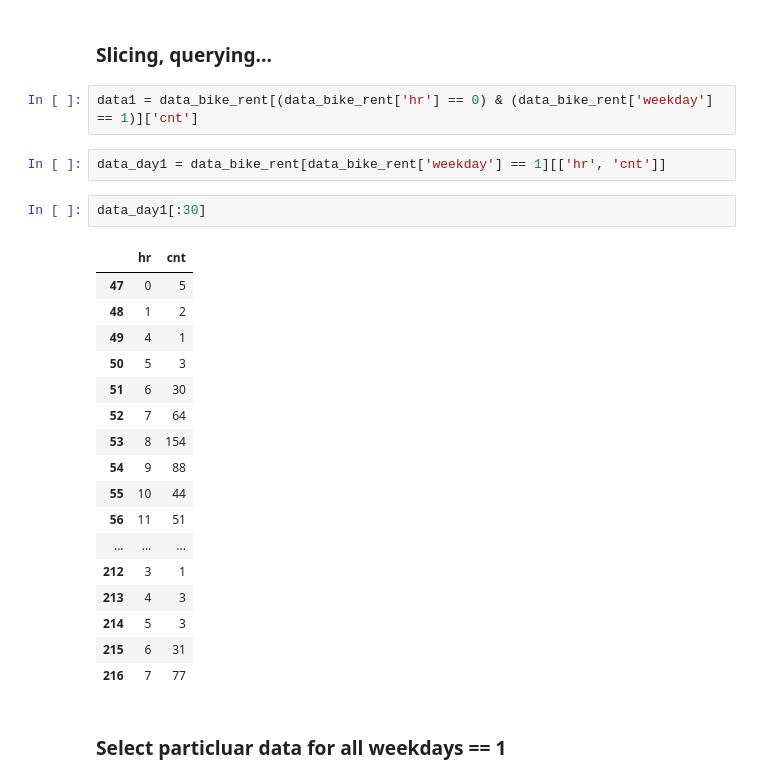
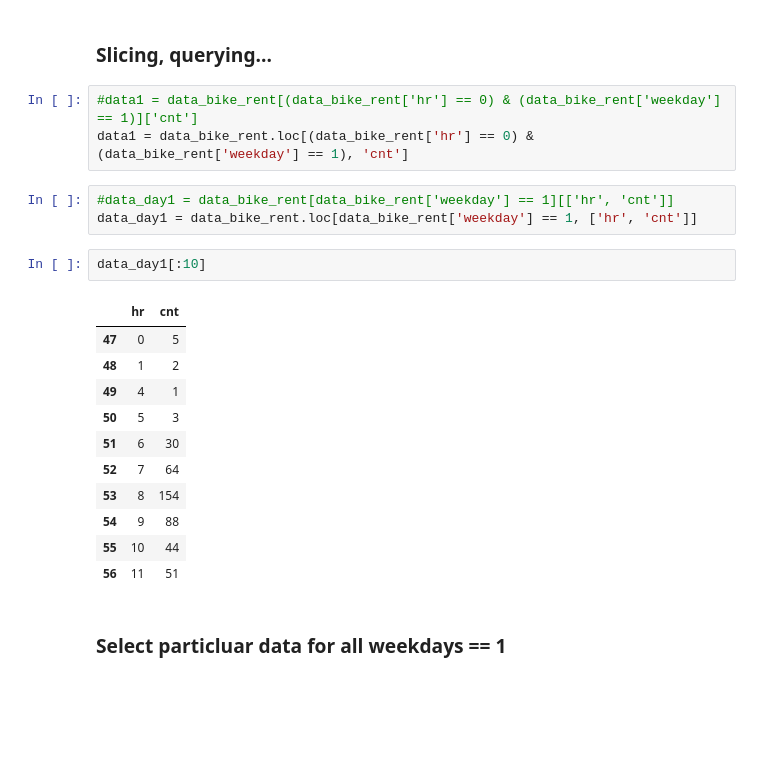
Before and after one commit to florian-huber/python_data_exploration_tutorial, a Jupyter notebook: notebooks/Dataset_example1_London_bikes.ipynb, the cells around one changed output. Drawn from its saved outputs; the diff is of its cells as text; blank space fills up the shorter version.

```diff
--- a/notebooks/Dataset_example1_London_bikes.ipynb
+++ b/notebooks/Dataset_example1_London_bikes.ipynb
@@ -218,29 +218,25 @@ Text(0,0.5,'cnt')
 # %% [markdown]
 ### Slicing, querying...
 # %%
-data1 = data_bike_rent[(data_bike_rent['hr'] == 0) & (data_bike_rent['weekday'] == 1)]['cnt']
+#data1 = data_bike_rent[(data_bike_rent['hr'] == 0) & (data_bike_rent['weekday'] == 1)]['cnt']
+data1 = data_bike_rent.loc[(data_bike_rent['hr'] == 0) & (data_bike_rent['weekday'] == 1), 'cnt']
 # %%
-data_day1 = data_bike_rent[data_bike_rent['weekday'] == 1][['hr', 'cnt']]
+#data_day1 = data_bike_rent[data_bike_rent['weekday'] == 1][['hr', 'cnt']]
+data_day1 = data_bike_rent.loc[data_bike_rent['weekday'] == 1, ['hr', 'cnt']]
 # %%
-data_day1[:30]
+data_day1[:10]
 # %% [output]
 |  | hr | cnt |
 | 47 | 0 | 5 |
 | 48 | 1 | 2 |
 | 49 | 4 | 1 |
 | 50 | 5 | 3 |
 | 51 | 6 | 30 |
 | 52 | 7 | 64 |
 | 53 | 8 | 154 |
 | 54 | 9 | 88 |
 | 55 | 10 | 44 |
 | 56 | 11 | 51 |
-| ... | ... | ... |
-| 212 | 3 | 1 |
-| 213 | 4 | 3 |
-| 214 | 5 | 3 |
-| 215 | 6 | 31 |
-| 216 | 7 | 77 |
 # %% [markdown]
 ### Select particluar data for all weekdays == 1
 # %%
```
Also changed, not shown: parts of 33 cells of this notebook.
